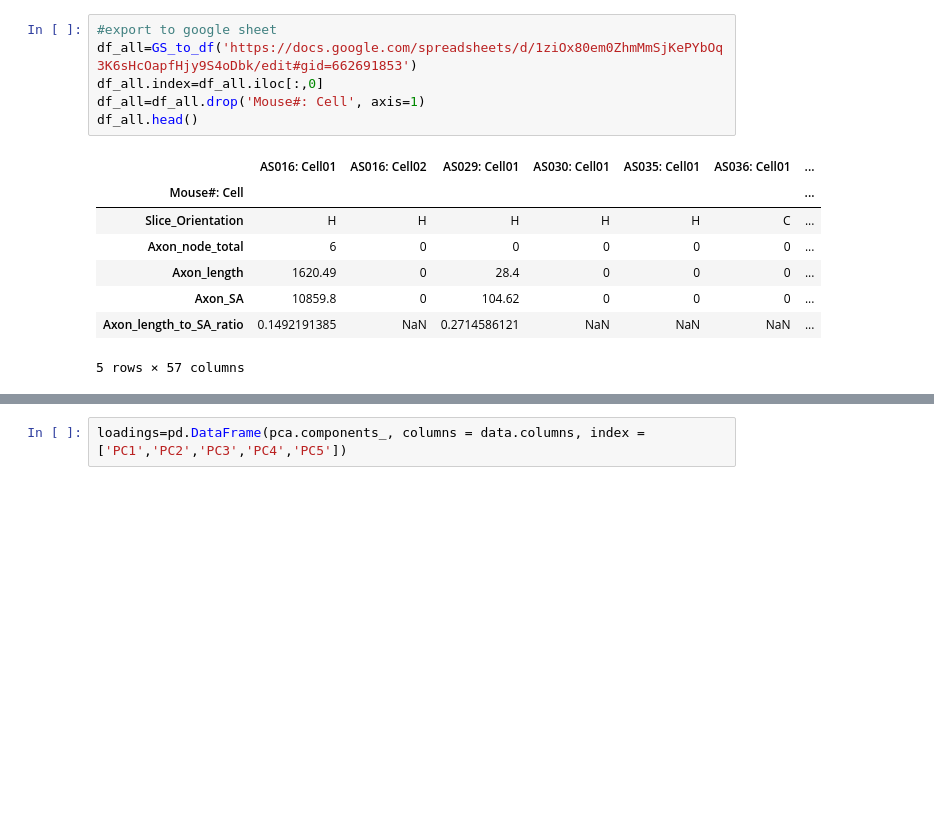
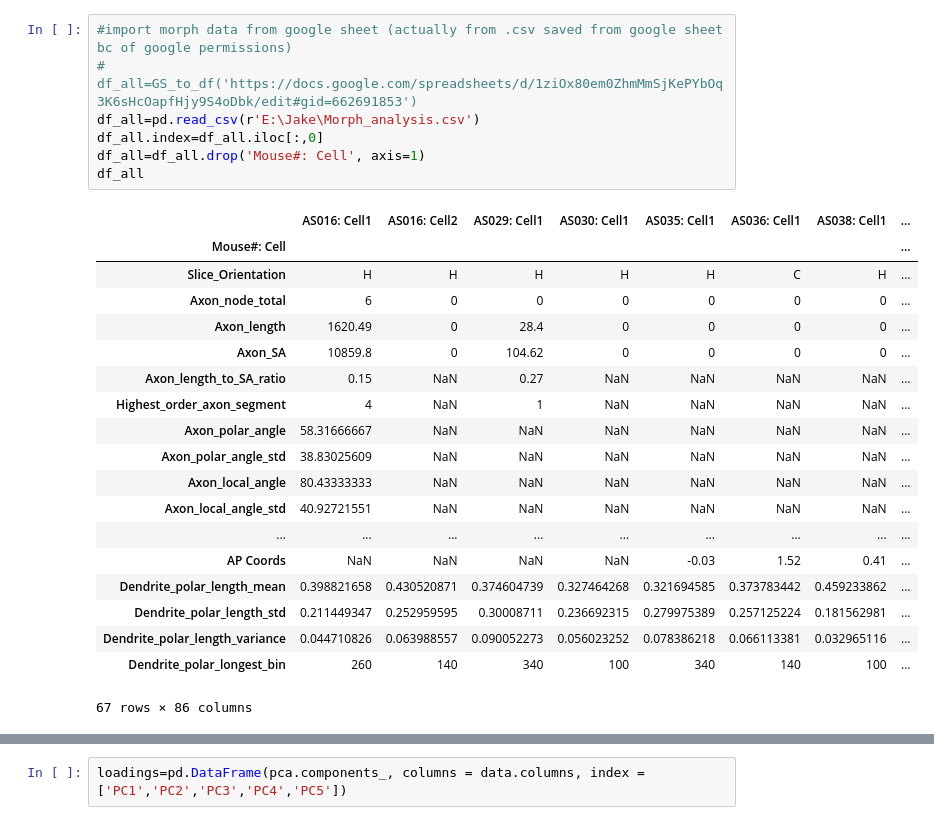
Before and after one commit to Packer-Lab/morph-analysis, a Jupyter notebook: Iterative Morphological Analysis-Jake.ipynb, the cells around one changed output, grey strips where cells are left out. Drawn from its saved outputs; the diff is of its cells as text; blank space fills up the shorter version.

```diff
--- a/Iterative Morphological Analysis-Jake.ipynb
+++ b/Iterative Morphological Analysis-Jake.ipynb
@@ -28,18 +35,30 @@ from ams_utilities import *
 # %%
-#export to google sheet
-df_all=GS_to_df('https://docs.google.com/spreadsheets/d/1ziOx80em0ZhmMmSjKePYbOq3K6sHcOapfHjy9S4oDbk/edit#gid=662691853')
+#import morph data from google sheet (actually from .csv saved from google sheet bc of google permissions)
+# df_all=GS_to_df('https://docs.google.com/spreadsheets/d/1ziOx80em0ZhmMmSjKePYbOq3K6sHcOapfHjy9S4oDbk/edit#gid=662691853')
+df_all=pd.read_csv(r'E:\Jake\Morph_analysis.csv')
 df_all.index=df_all.iloc[:,0]
 df_all=df_all.drop('Mouse#: Cell', axis=1)
-df_all.head()
+df_all
 # %% [output]
-|  | AS016: Cell01 | AS016: Cell02 | AS029: Cell01 | AS030: Cell01 | AS035: Cell01 | AS036: Cell01 | ... |
-| Mouse#: Cell |  |  |  |  |  |  | ... |
-| Slice_Orientation | H | H | H | H | H | C | ... |
-| Axon_node_total | 6 | 0 | 0 | 0 | 0 | 0 | ... |
-| Axon_length | 1620.49 | 0 | 28.4 | 0 | 0 | 0 | ... |
-| Axon_SA | 10859.8 | 0 | 104.62 | 0 | 0 | 0 | ... |
-| Axon_length_to_SA_ratio | 0.1492191385 | NaN | 0.2714586121 | NaN | NaN | NaN | ... |
+|  | AS016: Cell1 | AS016: Cell2 | AS029: Cell1 | AS030: Cell1 | AS035: Cell1 | AS036: Cell1 | AS038: Cell1 | ... |
+| Mouse#: Cell |  |  |  |  |  |  |  | ... |
+| Slice_Orientation | H | H | H | H | H | C | H | ... |
+| Axon_node_total | 6 | 0 | 0 | 0 | 0 | 0 | 0 | ... |
+| Axon_length | 1620.49 | 0 | 28.4 | 0 | 0 | 0 | 0 | ... |
+| Axon_SA | 10859.8 | 0 | 104.62 | 0 | 0 | 0 | 0 | ... |
+| Axon_length_to_SA_ratio | 0.15 | NaN | 0.27 | NaN | NaN | NaN | NaN | ... |
+| Highest_order_axon_segment | 4 | NaN | 1 | NaN | NaN | NaN | NaN | ... |
+| Axon_polar_angle | 58.31666667 | NaN | NaN | NaN | NaN | NaN | NaN | ... |
+| Axon_polar_angle_std | 38.83025609 | NaN | NaN | NaN | NaN | NaN | NaN | ... |
+| Axon_local_angle | 80.43333333 | NaN | NaN | NaN | NaN | NaN | NaN | ... |
+| Axon_local_angle_std | 40.92721551 | NaN | NaN | NaN | NaN | NaN | NaN | ... |
+| ... | ... | ... | ... | ... | ... | ... | ... | ... |
+| AP Coords | NaN | NaN | NaN | NaN | -0.03 | 1.52 | 0.41 | ... |
+| Dendrite_polar_length_mean | 0.398821658 | 0.430520871 | 0.374604739 | 0.327464268 | 0.321694585 | 0.373783442 | 0.459233862 | ... |
+| Dendrite_polar_length_std | 0.211449347 | 0.252959595 | 0.30008711 | 0.236692315 | 0.279975389 | 0.257125224 | 0.181562981 | ... |
+| Dendrite_polar_length_variance | 0.044710826 | 0.063988557 | 0.090052273 | 0.056023252 | 0.078386218 | 0.066113381 | 0.032965116 | ... |
+| Dendrite_polar_longest_bin | 260 | 140 | 340 | 100 | 340 | 140 | 100 | ... |
-5 rows × 57 columns
+67 rows × 86 columns
 # %%
 # Eliminate rows containing redundant, uninformative or incomplete (NaN) data
 # In this instance -- will focus on dendritic data and soma perimeter, drop everything ele
```
Also changed, not shown: parts of 29 cells of this notebook, 20 other files.
